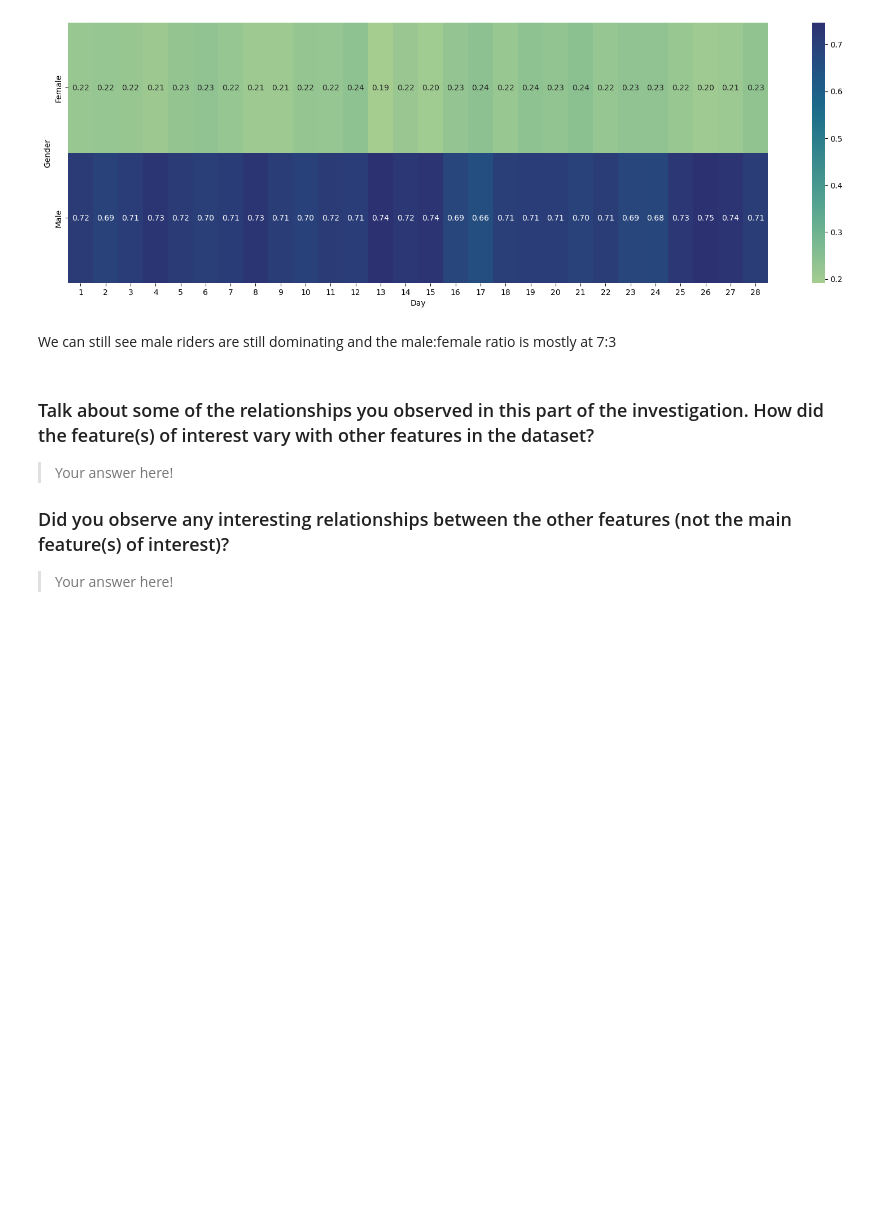
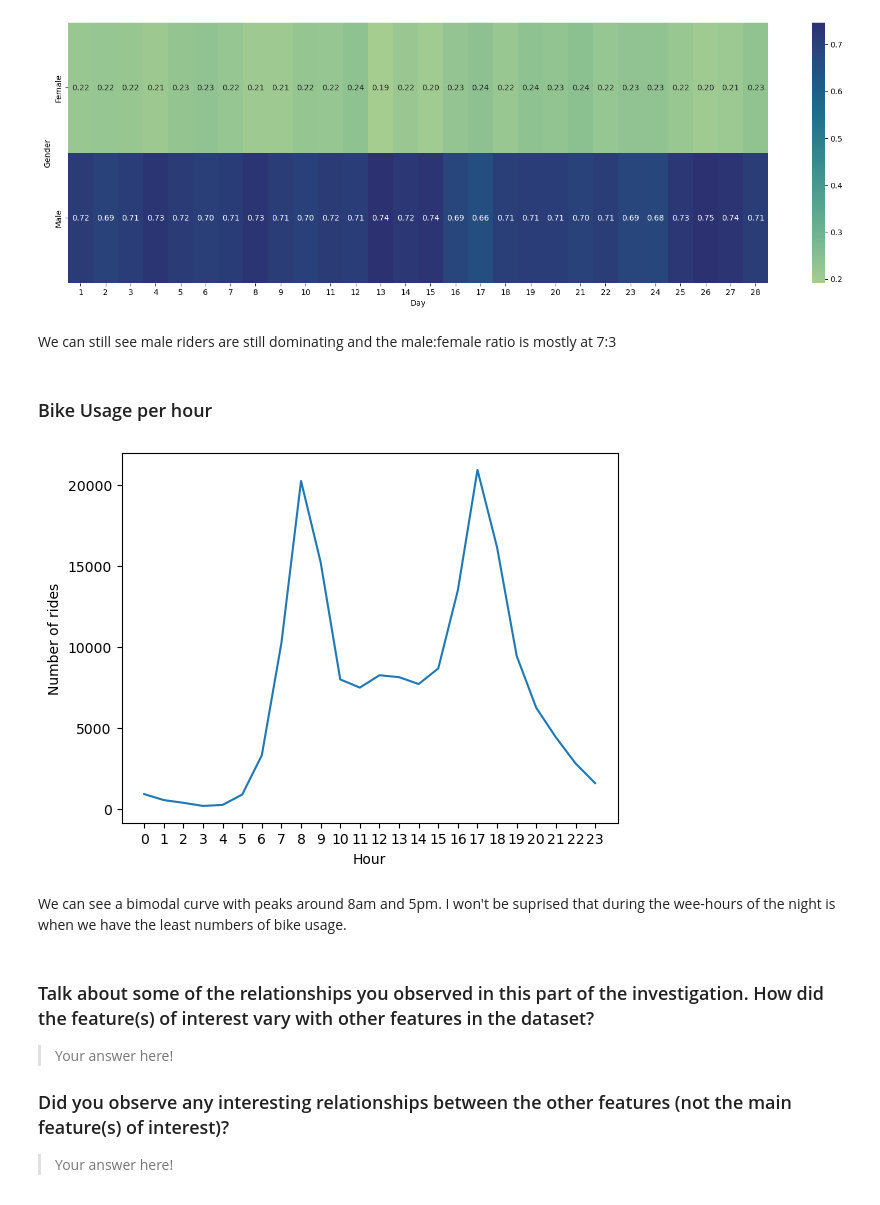
Before and after one commit to NajibAdan/UdacityxALX, a Jupyter notebook: Project_003/Part_I_exploration_template.ipynb, the cells around one changed output. Cells and saved outputs as stored; diff of their text form; code cells hidden in the pictures; blank space fills up the shorter version.

```diff
--- a/Project_003/Part_I_exploration_template.ipynb
+++ b/Project_003/Part_I_exploration_template.ipynb
@@ -404,6 +404,21 @@ Text(0.5, 36.72222222222221, 'Day')
 [figure]
 # %% [markdown]
 We can still see male riders are still dominating and the male:female ratio is mostly at 7:3
+# %% [markdown]
+### Bike Usage per hour
+# %%
+df['start_hour'] = df.start_time.dt.hour
+hour_subset = df.groupby('start_hour').size()
+hour_subset = hour_subset.reset_index(name = 'count')
+
+sb.lineplot(data=hour_subset,x='start_hour',y='count')
+plt.xticks(hour_subset.start_hour)
+plt.xlabel('Hour')
+plt.ylabel('Number of rides');
+# %% [output]
+[figure, added]
+# %% [markdown]
+We can see a bimodal curve with peaks around 8am and 5pm. I won't be suprised that during the wee-hours of the night is when we have the least numbers of bike usage.
 # %% [markdown]
 ### Talk about some of the relationships you observed in this part of the investigation. How did the feature(s) of interest vary with other features in the dataset?
 
```
Also changed, not shown: parts of 8 cells of this notebook.
